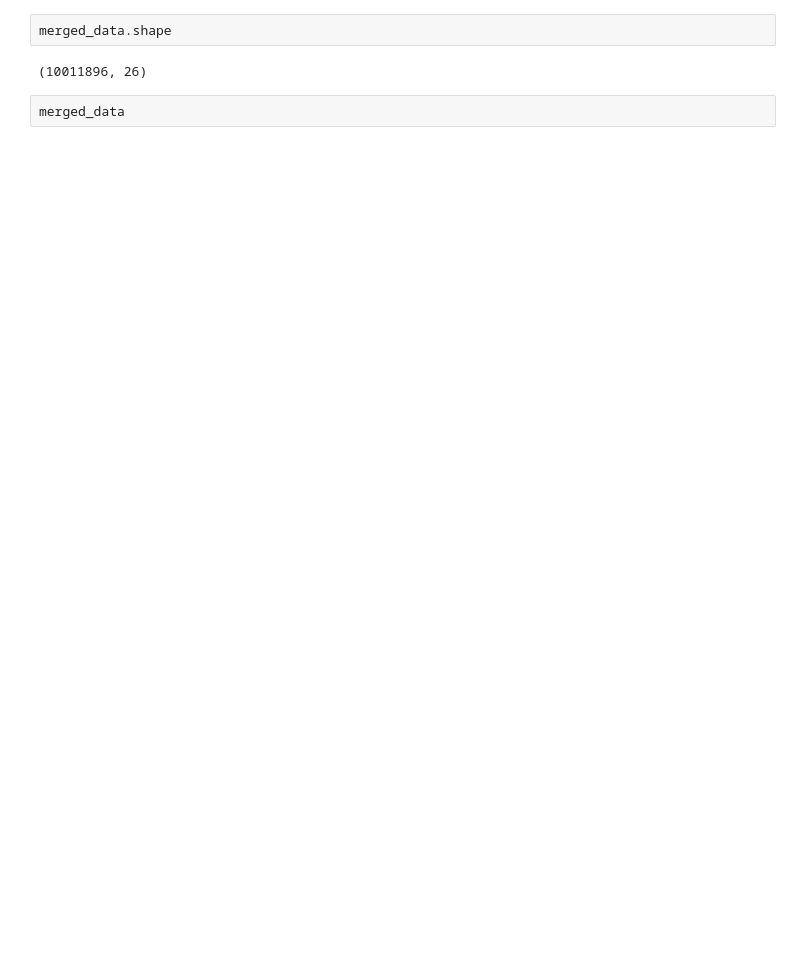
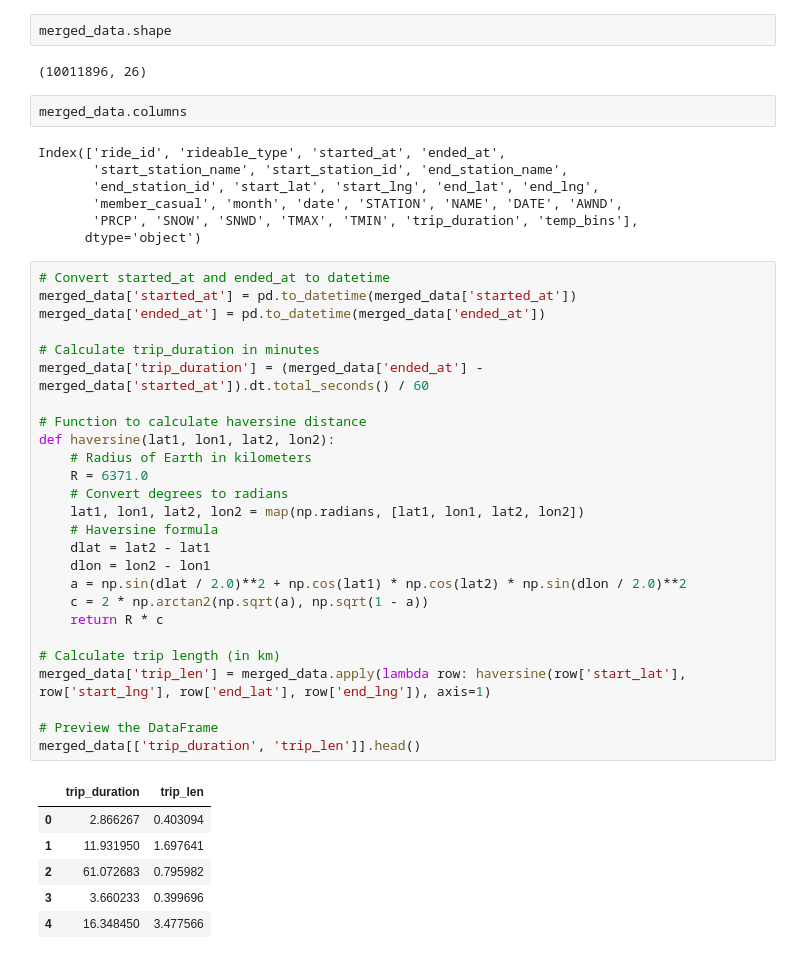
Before and after one commit to bellamccarty/GSB-544-Project---SMART, a Jupyter notebook: Notebooks/Citi-Bike-Cleaning.ipynb, the cells around one changed output. Saved outputs shown, nothing was run; the diff lists cells and outputs as text; blank space fills up the shorter version.

```diff
--- a/Notebooks/Citi-Bike-Cleaning.ipynb
+++ b/Notebooks/Citi-Bike-Cleaning.ipynb
@@ -152,4 +151,44 @@ merged_data.shape
 # %% [output]
 (10011896, 26)
 # %%
-merged_data
+merged_data.columns
+# %% [output]
+Index(['ride_id', 'rideable_type', 'started_at', 'ended_at',
+       'start_station_name', 'start_station_id', 'end_station_name',
+       'end_station_id', 'start_lat', 'start_lng', 'end_lat', 'end_lng',
+       'member_casual', 'month', 'date', 'STATION', 'NAME', 'DATE', 'AWND',
+       'PRCP', 'SNOW', 'SNWD', 'TMAX', 'TMIN', 'trip_duration', 'temp_bins'],
+      dtype='object')
+# %%
+# Convert started_at and ended_at to datetime
+merged_data['started_at'] = pd.to_datetime(merged_data['started_at'])
+merged_data['ended_at'] = pd.to_datetime(merged_data['ended_at'])
+
+# Calculate trip_duration in minutes
+merged_data['trip_duration'] = (merged_data['ended_at'] - merged_data['started_at']).dt.total_seconds() / 60
+
+# Function to calculate haversine distance
+def haversine(lat1, lon1, lat2, lon2):
+    # Radius of Earth in kilometers
+    R = 6371.0
+    # Convert degrees to radians
+    lat1, lon1, lat2, lon2 = map(np.radians, [lat1, lon1, lat2, lon2])
+    # Haversine formula
+    dlat = lat2 - lat1
+    dlon = lon2 - lon1
+    a = np.sin(dlat / 2.0)**2 + np.cos(lat1) * np.cos(lat2) * np.sin(dlon / 2.0)**2
+    c = 2 * np.arctan2(np.sqrt(a), np.sqrt(1 - a))
+    return R * c
+
+# Calculate trip length (in km)
+merged_data['trip_len'] = merged_data.apply(lambda row: haversine(row['start_lat'], row['start_lng'], row['end_lat'], row['end_lng']), axis=1)
+
+# Preview the DataFrame
+merged_data[['trip_duration', 'trip_len']].head()
+# %% [output]
+|  | trip_duration | trip_len |
+| 0 | 2.866267 | 0.403094 |
+| 1 | 11.931950 | 1.697641 |
+| 2 | 61.072683 | 0.795982 |
+| 3 | 3.660233 | 0.399696 |
+| 4 | 16.348450 | 3.477566 |
```
Also changed, not shown: parts of 7 cells of this notebook, 4 other files.
